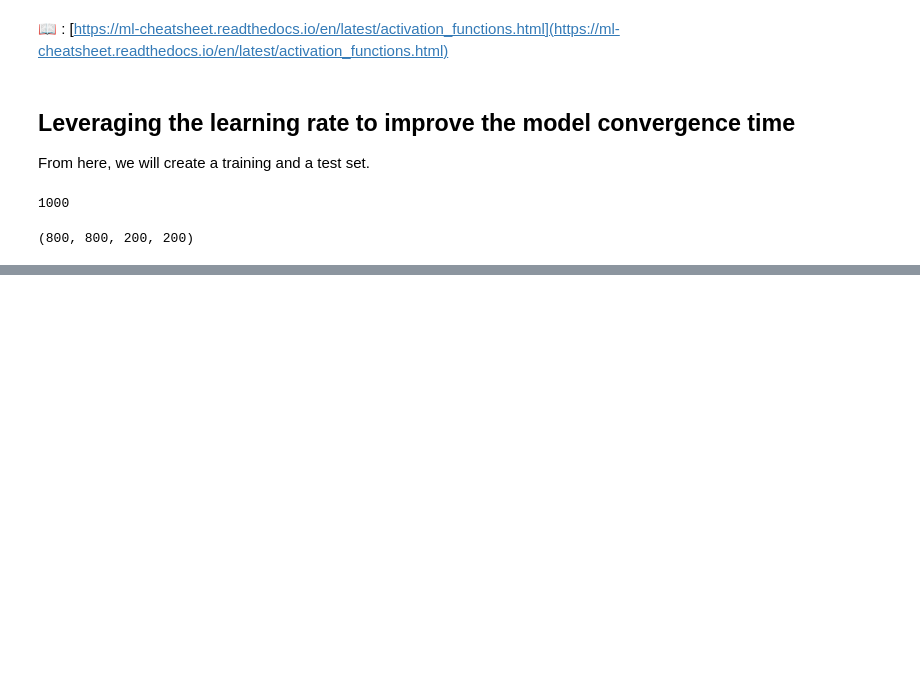
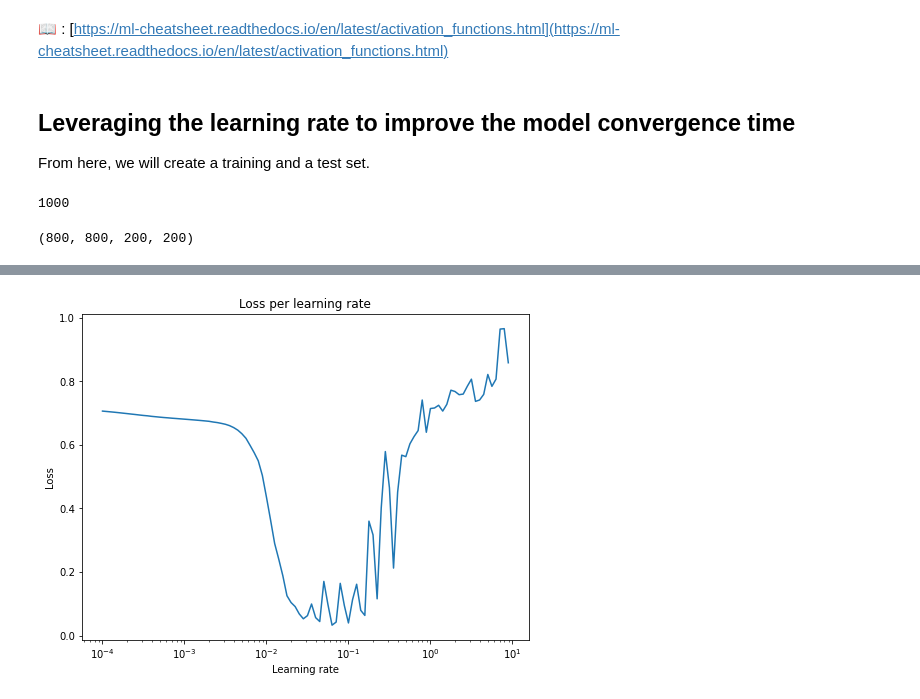
Before and after one commit to patricetg/tensorflow-deeplearning, a Jupyter notebook: 02_neural_network_classification_with_tensorflow.ipynb, the cells around one changed output, grey strips where cells are left out. Cells and saved outputs as stored; diff of their text form; code cells hidden in the pictures; blank space fills up the shorter version.

```diff
--- a/02_neural_network_classification_with_tensorflow.ipynb
+++ b/02_neural_network_classification_with_tensorflow.ipynb
@@ -711,0 +811,19 @@ Doing binary classification
+# %%
+# Plot the learning rate versus the loss
+
+n_epochs=100 # number of epochs we train
+
+# Relicating the formula that was passed to the learning rate scheduler
+lrs = 1e-4 * 10**( tf.range(n_epochs)/20 ) # This gives us the learning rate for each epoch
+# lrs
+
+plt.figure(figsize=[8,6])
+
+# Make a plot with log scaling on the X axis
+plt.semilogx(lrs, history_9.history["loss"]) # the first argument is plotted on the x-axis, the second on the y-axis
+
+plt.xlabel("Learning rate")
+plt.ylabel("Loss")
+plt.title("Loss per learning rate");
+# %% [output]
+[figure, added]
```
Also changed, not shown: parts of 49 cells of this notebook.
